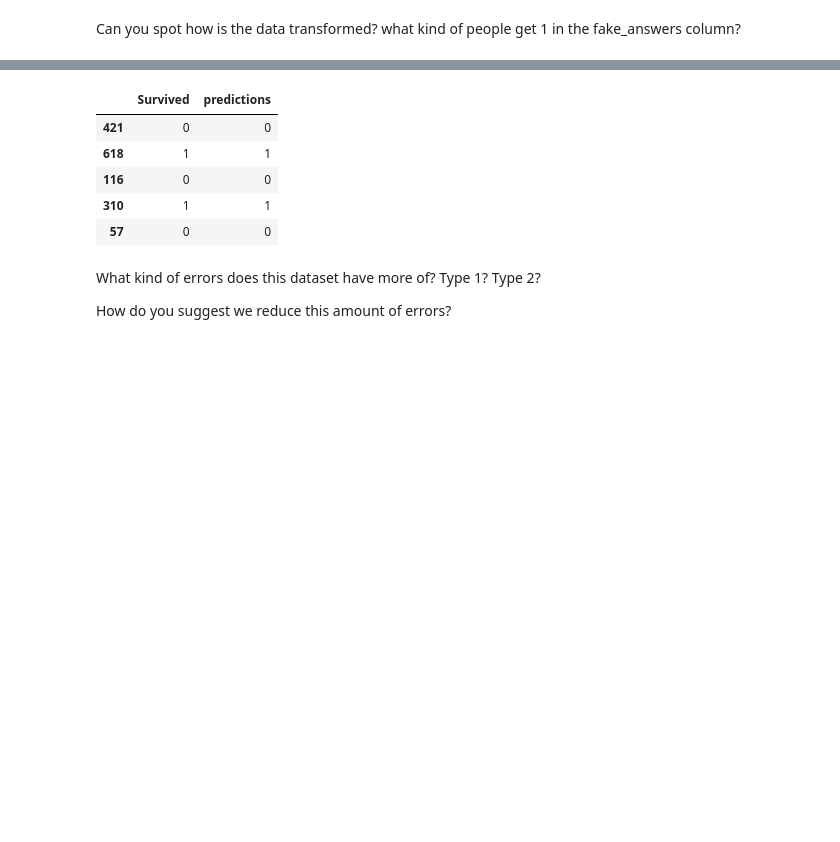
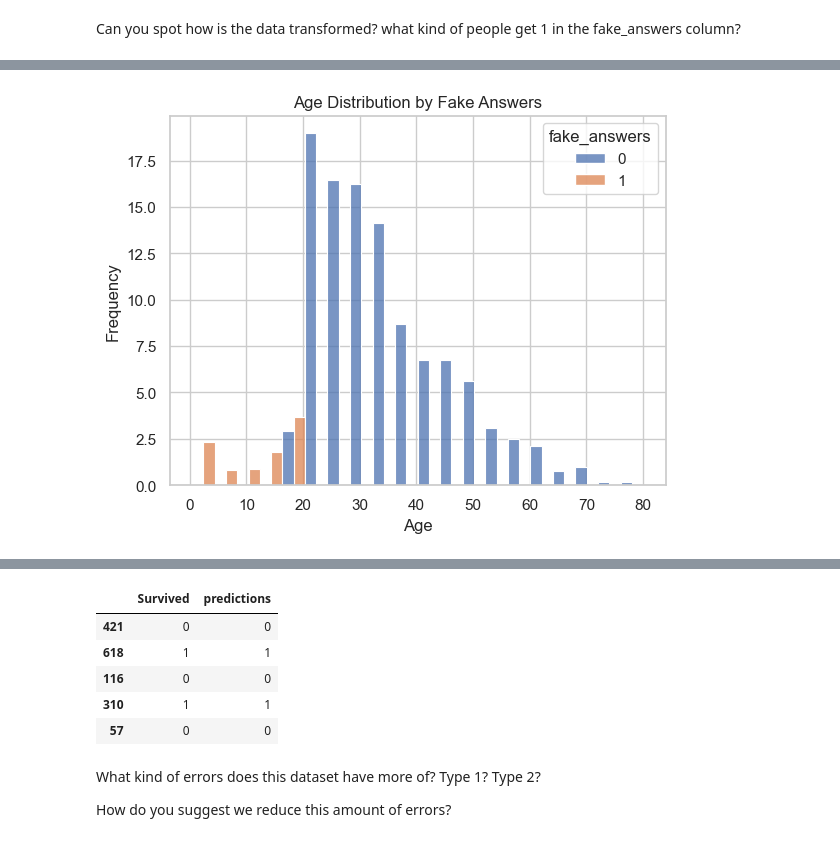
Before and after one commit to jordanriver/new_DS, a Jupyter notebook: Math/statistics/Inferential statistics.ipynb, the cells around one changed output, grey strips where cells are left out. Cells and saved outputs as stored; diff of their text form; code cells hidden in the pictures; blank space fills up the shorter version.

```diff
--- a/Math/statistics/Inferential statistics.ipynb
+++ b/Math/statistics/Inferential statistics.ipynb
@@ -1583,0 +1662,8 @@ Can you spot how is the data transformed? what kind of people get 1 in the fake_
+# %%
+sns.histplot(data=df, x='Age', hue='fake_answers', multiple='dodge', stat='frequency')
+plt.title('Age Distribution by Fake Answers')
+plt.xlabel('Age')
+plt.ylabel('Frequency')
+plt.show()
+# %% [output]
+[figure, added]
```
Also changed, not shown: parts of 23 cells of this notebook.
